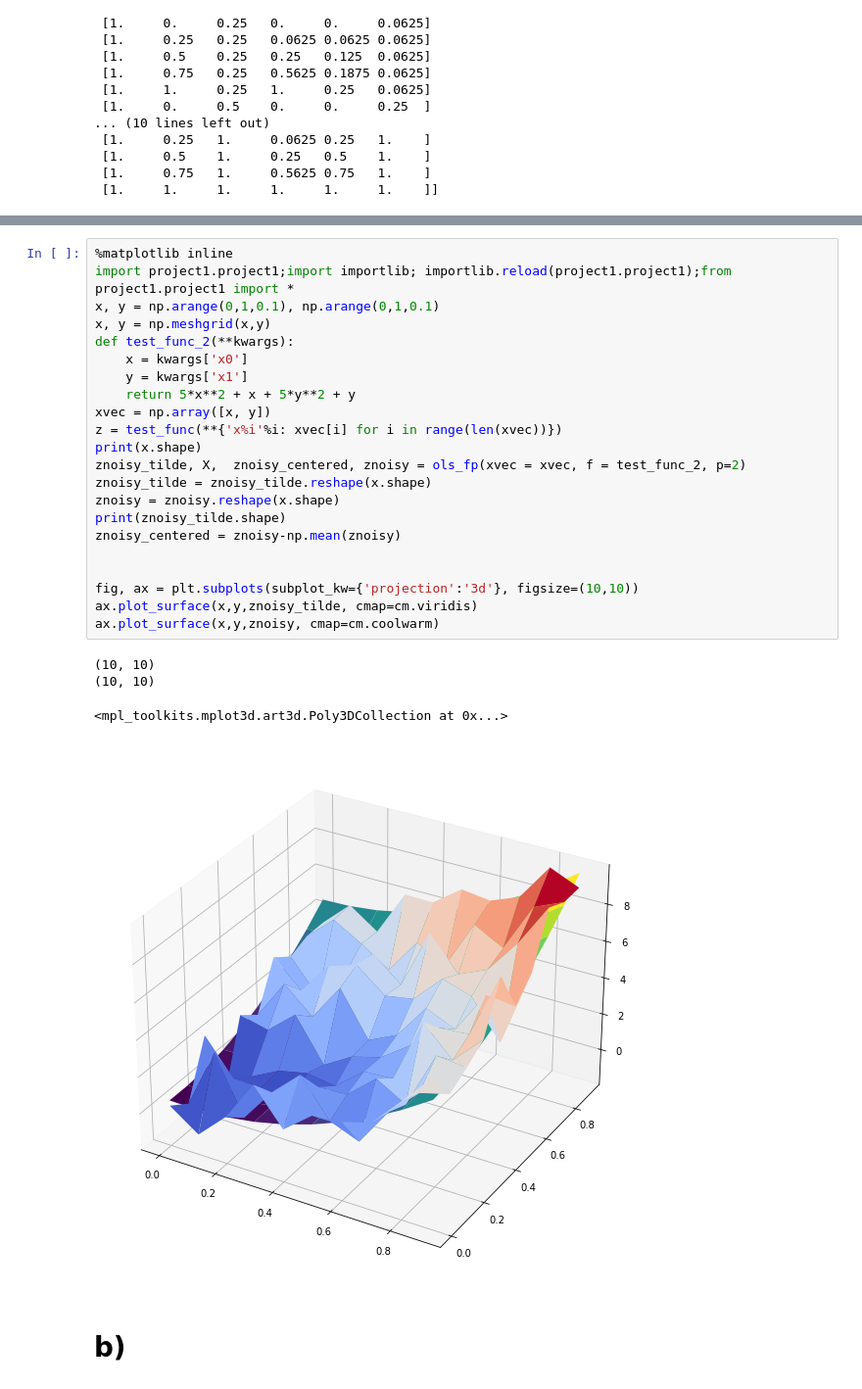
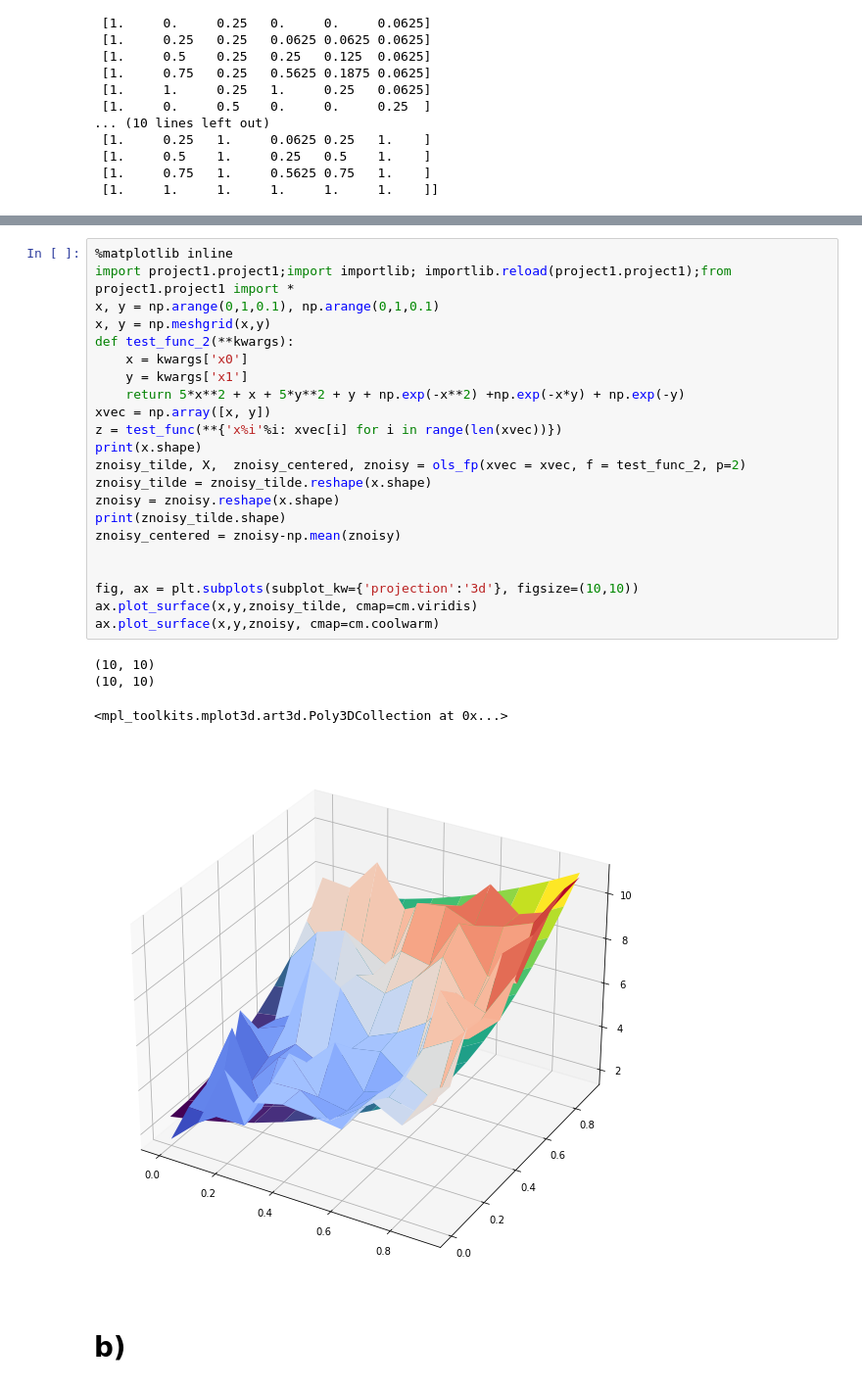
Before and after one commit to johanage/ada_ml_project1, a Jupyter notebook: Project1.ipynb, the cells around one changed output, grey strips where cells are left out. Shown at 98% size. Saved outputs shown, nothing was run; the diff lists cells and outputs as text.

```diff
--- a/Project1.ipynb
+++ b/Project1.ipynb
@@ -86,30 +86,30 @@ plt.plot(x, znoisy_tilde)
 # %%
 %matplotlib inline
 import project1.project1;import importlib; importlib.reload(project1.project1);from project1.project1 import *
 x, y = np.arange(0,1,0.1), np.arange(0,1,0.1)
 x, y = np.meshgrid(x,y)
 def test_func_2(**kwargs):
     x = kwargs['x0']
     y = kwargs['x1']
-    return 5*x**2 + x + 5*y**2 + y
+    return 5*x**2 + x + 5*y**2 + y + np.exp(-x**2) +np.exp(-x*y) + np.exp(-y)
 xvec = np.array([x, y])
 z = test_func(**{'x%i'%i: xvec[i] for i in range(len(xvec))})
 print(x.shape)
 znoisy_tilde, X,  znoisy_centered, znoisy = ols_fp(xvec = xvec, f = test_func_2, p=2)
 znoisy_tilde = znoisy_tilde.reshape(x.shape)
 znoisy = znoisy.reshape(x.shape)
 print(znoisy_tilde.shape)
 znoisy_centered = znoisy-np.mean(znoisy)
 
 
 fig, ax = plt.subplots(subplot_kw={'projection':'3d'}, figsize=(10,10))
 ax.plot_surface(x,y,znoisy_tilde, cmap=cm.viridis)
 ax.plot_surface(x,y,znoisy, cmap=cm.coolwarm)
 # %% [output]
 (10, 10)
 (10, 10)
 <mpl_toolkits.mplot3d.art3d.Poly3DCollection at 0x...>
-[figure, old version]
+[figure, new version]
 # %% [markdown]
 # b)
 # %%
```
Also changed, not shown: parts of 24 cells of this notebook, 1 other file.
